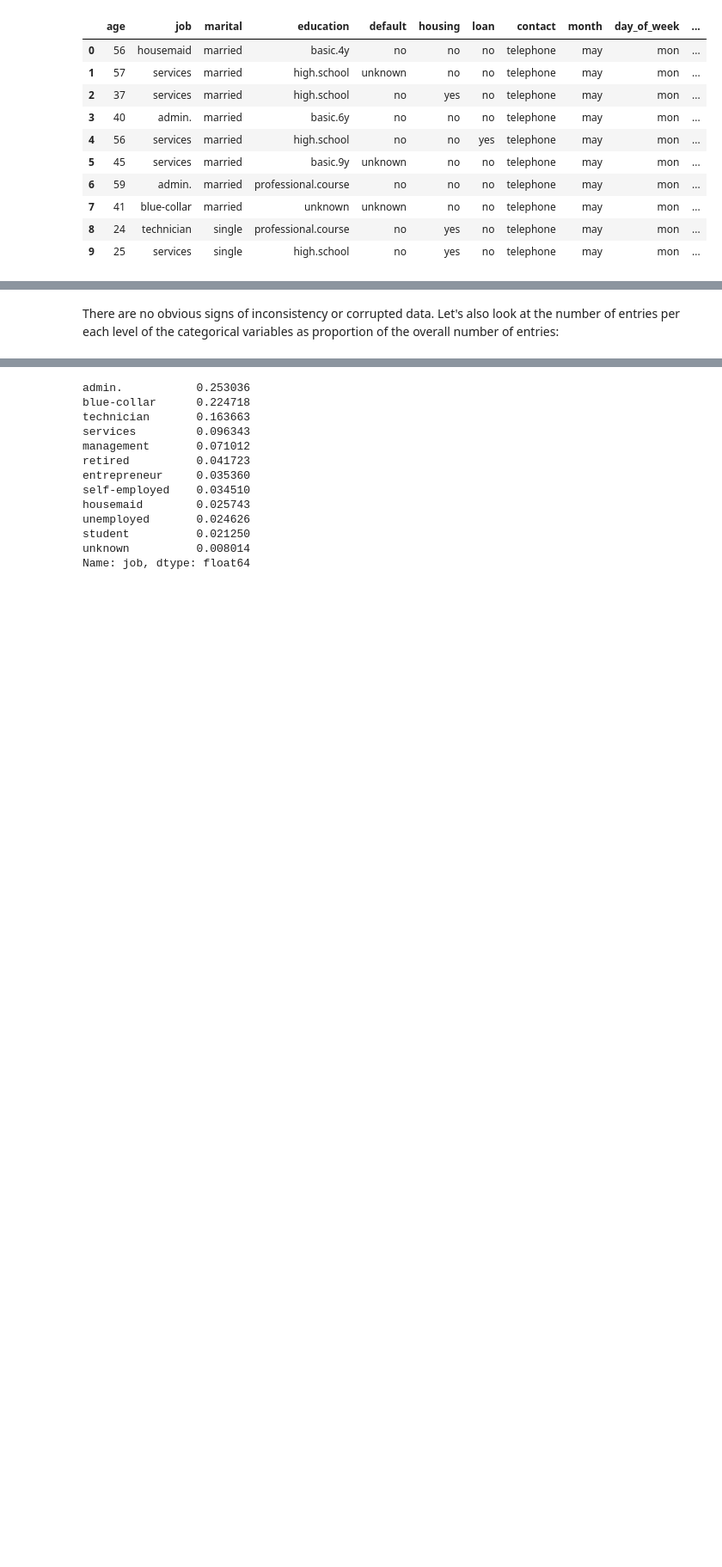
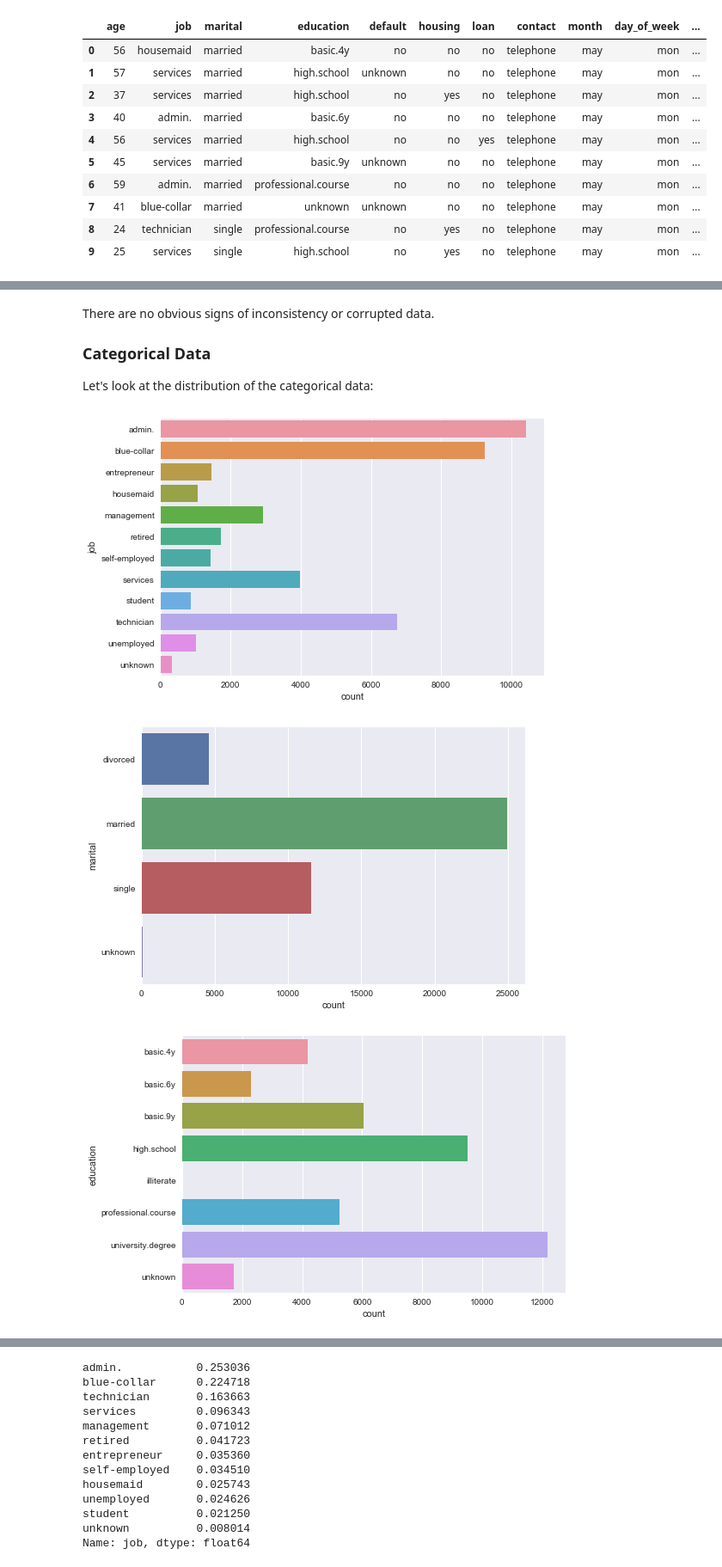
Before and after one commit to mamnunam/Springboard_Data_Science_track, a Jupyter notebook: Capstone_1/Capstone_project_1.ipynb, the cells around one changed output, grey strips where cells are left out. Shown: that part at 86% size. Cells and saved outputs as stored; diff of their text form; code cells hidden in the pictures; blank space fills up the shorter version.

Commit message:
Additional data cleaning

```diff
--- a/Capstone_1/Capstone_project_1.ipynb
+++ b/Capstone_1/Capstone_project_1.ipynb
@@ -246,4 +246,18 @@ df.tail(10)
 | 41186 | 44 | technician | married | professional.course | no | no | no | cellular | nov | fri | ... |
 | 41187 | 74 | retired | married | professional.course | no | yes | no | cellular | nov | fri | ... |
 # %% [markdown]
-There are no obvious signs of inconsistency or corrupted data. Let's also look at the number of entries per each level of the categorical variables as proportion of the overall number of entries:
+There are no obvious signs of inconsistency or corrupted data.
+
+
+### Categorical Data
+
+Let's look at the distribution of the categorical data:
+# %%
+#Bar plots of categorical features
+for feature in df.dtypes[df.dtypes == 'category'].index:
+    sns.countplot(y=feature, data=df)
+    plt.show()
+# %% [output]
+[figure, added]
+[figure, added]
+[figure, added]
```
Also changed, not shown: parts of 23 cells of this notebook.
